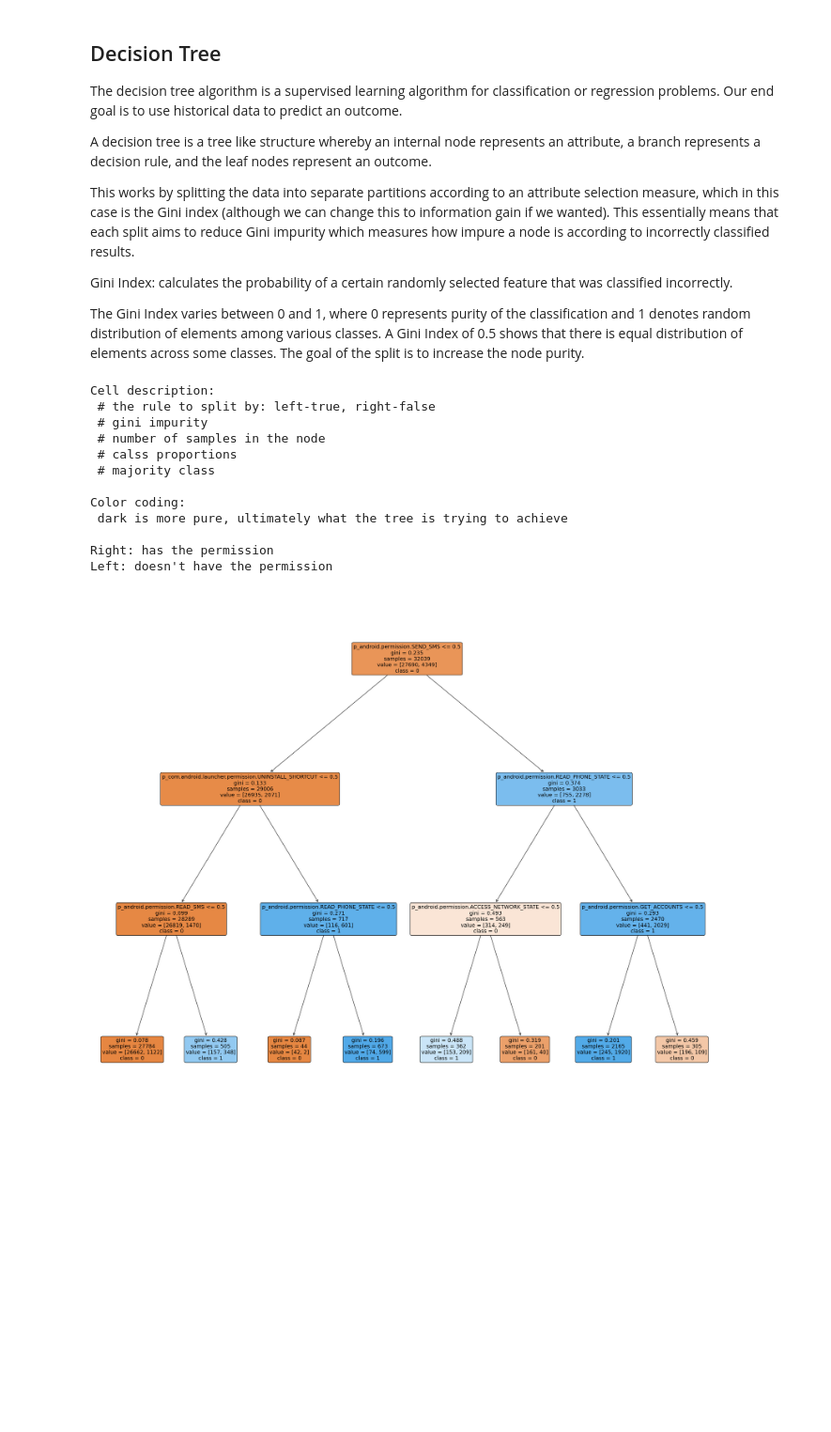
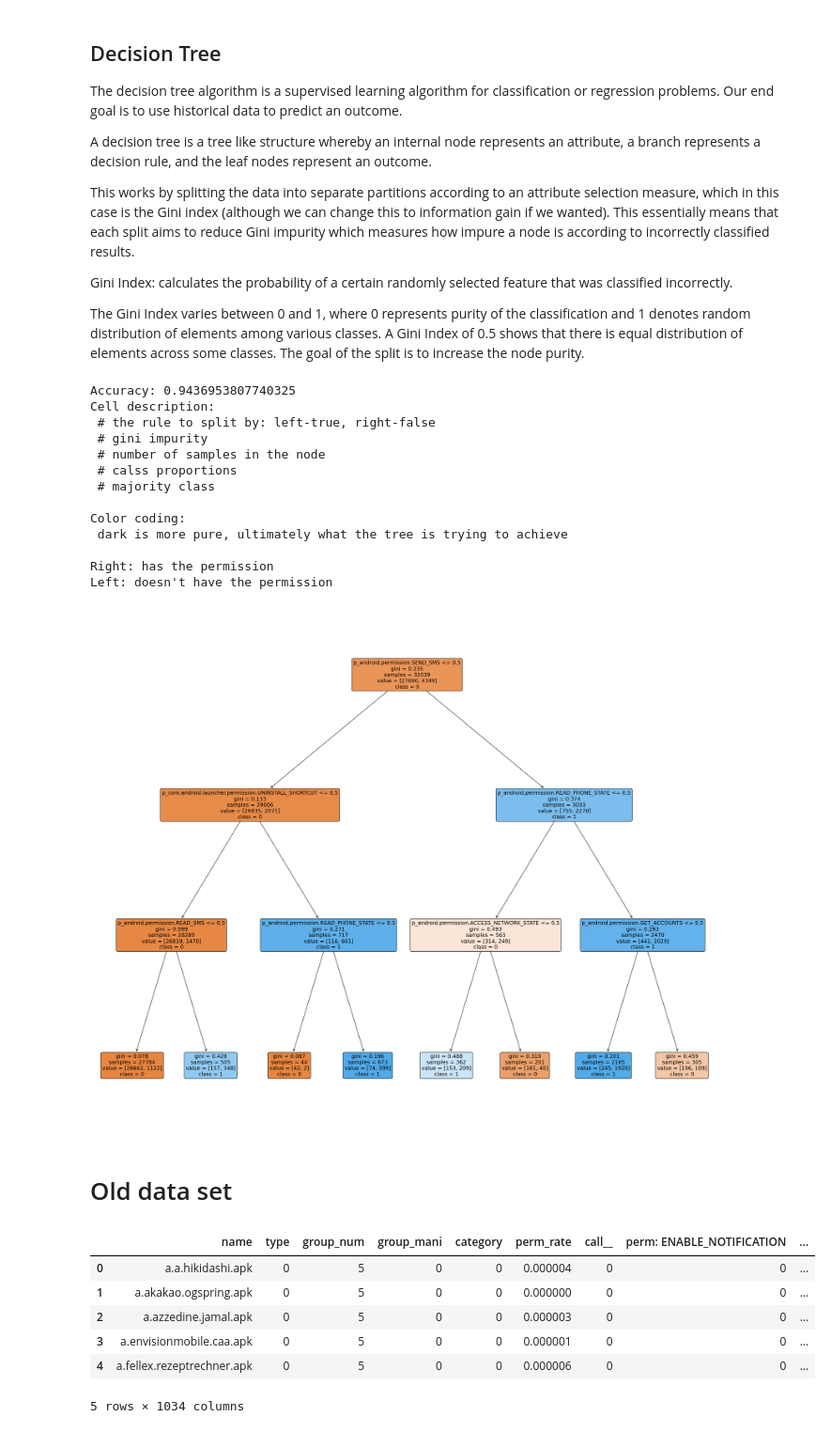
Before and after one commit to SeanPeer/When-the-guard-failed-the-droid, a Jupyter notebook: Jupiter/Android Analysis.ipynb, the cells around one changed output. Shown: that part at 94% size. Drawn from its saved outputs; the diff is of its cells as text; code cells hidden in the pictures; blank space fills up the shorter version.

```diff
--- a/Jupiter/Android Analysis.ipynb
+++ b/Jupiter/Android Analysis.ipynb
@@ -231,11 +219,16 @@ tree.plot_tree(clf,
                rounded=True);
 # proportion=True
 
+y_pred  = clf.predict(X_test)
+
+print("Accuracy:",metrics.accuracy_score(y_test, y_pred))
+
 print("Cell description:\n # the rule to split by: left-true, right-false \n # gini impurity \n # number of samples in the node \n # calss proportions \n # majority class\n")
 print("Color coding:\n dark is more pure, ultimately what the tree is trying to achieve \n")
 print("Right: has the permission")
 print("Left: doesn't have the permission")
 # %% [output]
+Accuracy: 0.9436953807740325
 Cell description:
  # the rule to split by: left-true, right-false
  # gini impurity
@@ -249,3 +242,5 @@ Color coding:
 Right: has the permission
 Left: doesn't have the permission
 [figure]
+# %% [markdown]
+# Old data set
@@ -251,0 +249,10 @@ Left: doesn't have the permission
+# %%
+oldData.head()
+# %% [output]
+|  | name | type | group_num | group_mani | category | perm_rate | call__ | perm: ENABLE_NOTIFICATION | ... |
+| 0 | a.a.hikidashi.apk | 0 | 5 | 0 | 0 | 0.000004 | 0 | 0 | ... |
+| 1 | a.akakao.ogspring.apk | 0 | 5 | 0 | 0 | 0.000000 | 0 | 0 | ... |
+| 2 | a.azzedine.jamal.apk | 0 | 5 | 0 | 0 | 0.000003 | 0 | 0 | ... |
+| 3 | a.envisionmobile.caa.apk | 0 | 5 | 0 | 0 | 0.000001 | 0 | 0 | ... |
+| 4 | a.fellex.rezeptrechner.apk | 0 | 5 | 0 | 0 | 0.000006 | 0 | 0 | ... |
+5 rows × 1034 columns
```
Also changed, not shown: parts of 15 cells of this notebook.
